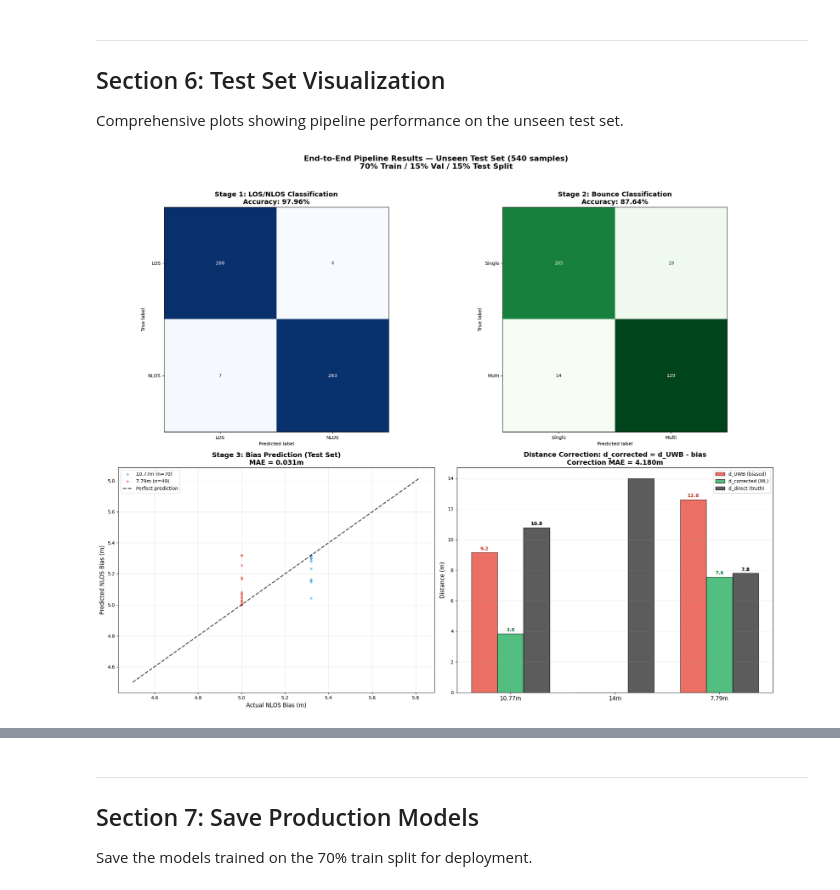
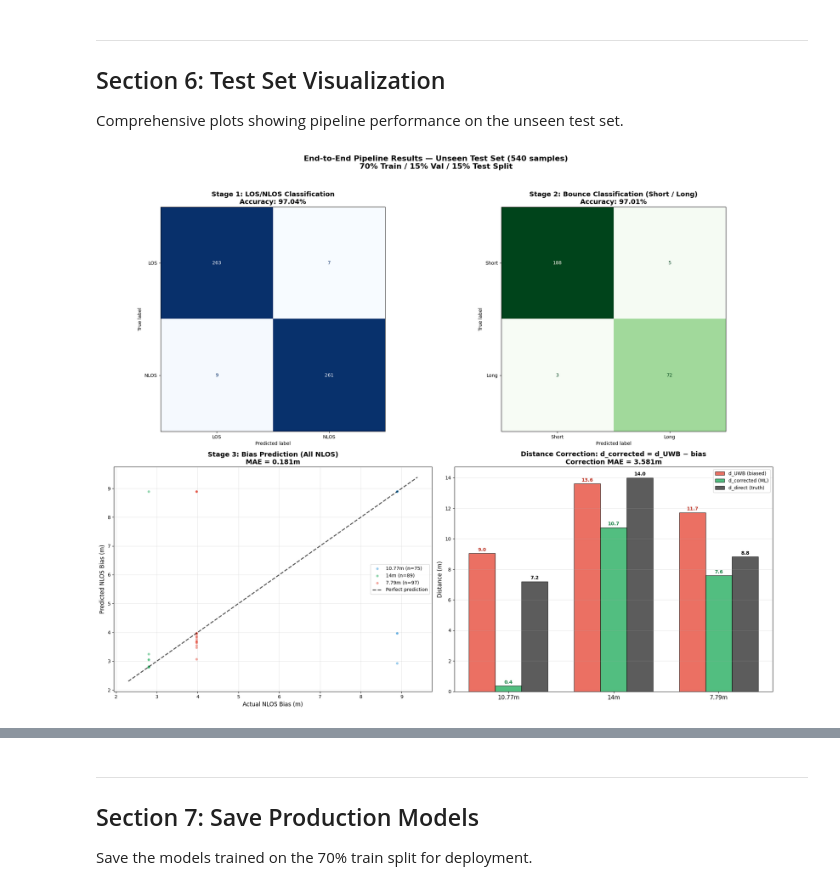
Before and after one commit to jonathanljc/capstone, a Jupyter notebook: lnn/test_pipeline.ipynb, the cells around one changed output, grey strips where cells are left out. Cells and saved outputs as stored; diff of their text form; code cells hidden in the pictures.

```diff
--- a/lnn/test_pipeline.ipynb
+++ b/lnn/test_pipeline.ipynb
@@ -843,6 +809,8 @@ Comprehensive plots showing pipeline performance on the unseen test set.
 # ==========================================
 fig, axs = plt.subplots(2, 2, figsize=(20, 16))
 plt.subplots_adjust(hspace=0.35, wspace=0.3)
+
+colors_map = {'7.79m': '#e74c3c', '10.77m': '#3498db', '14m': '#27ae60'}
 
 # --- Panel 1: Stage 1 Confusion Matrix ---
 ax = axs[0, 0]
@@ -854,21 +822,21 @@ ax.set_title(f'Stage 1: LOS/NLOS Classification\nAccuracy: {100*s1_acc:.2f}%',
 
 # --- Panel 2: Stage 2 Confusion Matrix ---
 ax = axs[0, 1]
-cm2 = confusion_matrix(y_test_bounce_true, s2_preds)
-disp2 = ConfusionMatrixDisplay(cm2, display_labels=['Single', 'Multi'])
+cm2 = confusion_matrix(y_test_s2_true, s2_preds)
+disp2 = ConfusionMatrixDisplay(cm2, display_labels=['Short', 'Long'])
 disp2.plot(ax=ax, cmap='Greens', colorbar=False)
-ax.set_title(f'Stage 2: Bounce Classification\nAccuracy: {100*s2_acc:.2f}%',
+ax.set_title(f'Stage 2: Bounce Classification (Short / Long)\nAccuracy: {100*s2_acc:.2f}%',
              fontsize=14, fontweight='bold')
 
 # --- Panel 3: Stage 3 Actual vs Predicted Bias ---
 ax = axs[1, 0]
-colors_map = {'7.79m': '#e74c3c', '10.77m': '#3498db', '14m': '#27ae60'}
-for grp in sorted(GROUND_TRUTH.keys()):
+for grp in sorted(results_df['group'].dropna().unique()):
     mask = results_df['group'] == grp
-    sub = results_df[mask]
+    sub  = results_df[mask]
     if len(sub) > 0:
         ax.scatter(sub['actual_bias'], sub['ml_bias'], alpha=0.5, s=30,
-                   color=colors_map[grp], label=f'{grp} (n={len(sub)})',
+                   color=colors_map.get(grp, '#888'),
+                   label=f'{grp} (n={len(sub)})',
                    edgecolors='white', linewidth=0.5)
 
 all_bias = np.concatenate([results_df['actual_bias'].values, results_df['ml_bias'].values])
@@ -876,55 +844,51 @@ lims = [all_bias.min() - 0.5, all_bias.max() + 0.5]
 ax.plot(lims, lims, 'k--', lw=2, alpha=0.7, label='Perfect prediction')
 ax.set_xlabel('Actual NLOS Bias (m)', fontsize=12)
 ax.set_ylabel('Predicted NLOS Bias (m)', fontsize=12)
-ax.set_title(f'Stage 3: Bias Prediction (Test Set)\nMAE = {test_mae:.3f}m',
+ax.set_title(f'Stage 3: Bias Prediction (All NLOS)\nMAE = {test_mae:.3f}m',
              fontsize=14, fontweight='bold')
 ax.legend(fontsize=10)
 ax.grid(True, alpha=0.3)
 
 # --- Panel 4: Distance Correction ---
 ax = axs[1, 1]
-groups_sorted = sorted(GROUND_TRUTH.keys())
+groups_sorted = sorted(results_df['group'].dropna().unique())
 x_pos = np.arange(len(groups_sorted))
 width = 0.25
 
 d_uwb_vals, d_corr_vals, d_direct_vals = [], [], []
 for grp in groups_sorted:
-    gt = GROUND_TRUTH[grp]
     sub = results_df[results_df['group'] == grp]
-    d_uwb_vals.append(sub['d_uwb'].mean() if len(sub) > 0 else 0)
+    d_uwb_vals.append(sub['d_uwb'].mean()      if len(sub) > 0 else 0)
     d_corr_vals.append(sub['d_corrected'].mean() if len(sub) > 0 else 0)
-    d_direct_vals.append(gt['d_direct'])
+    d_direct_vals.append(sub['d_direct'].mean()  if len(sub) > 0 else 0)
 
-ax.bar(x_pos - width, d_uwb_vals, width, label='d_UWB (biased)',
-       color='#e74c3c', alpha=0.8, edgecolor='black')
-ax.bar(x_pos, d_corr_vals, width, label='d_corrected (ML)',
-       color='#27ae60', alpha=0.8, edgecolor='black')
-ax.bar(x_pos + width, d_direct_vals, width, label='d_direct (truth)',
-       color='#333333', alpha=0.8, edgecolor='black')
+ax.bar(x_pos - width, d_uwb_vals,    width, label='d_UWB (biased)',   color='#e74c3c', alpha=0.8, edgecolor='black')
+ax.bar(x_pos,         d_corr_vals,   width, label='d_corrected (ML)', color='#27ae60', alpha=0.8, edgecolor='black')
+ax.bar(x_pos + width, d_direct_vals, width, label='d_direct (truth)', color='#333333', alpha=0.8, edgecolor='black')
 
 for i, (u, c, d) in enumerate(zip(d_uwb_vals, d_corr_vals, d_direct_vals)):
     if u > 0:
         ax.text(i - width, u + 0.15, f'{u:.1f}', ha='center', fontsize=10, fontweight='bold', color='#c0392b')
-        ax.text(i, c + 0.15, f'{c:.1f}', ha='center', fontsize=10, fontweight='bold', color='#1e8449')
+        ax.text(i,         c + 0.15, f'{c:.1f}', ha='center', fontsize=10, fontweight='bold', color='#1e8449')
         ax.text(i + width, d + 0.15, f'{d:.1f}', ha='center', fontsize=10, fontweight='bold')
 
 ax.set_xticks(x_pos)
 ax.set_xticklabels(groups_sorted, fontsize=12)
 ax.set_ylabel('Distance (m)', fontsize=12)
-ax.set_title(f'Distance Correction: d_corrected = d_UWB - bias\nCorrection MAE = {results_df["correction_error"].mean():.3f}m',
+ax.set_title(f'Distance Correction: d_corrected = d_UWB − bias\nCorrection MAE = {results_df["correction_error"].mean():.3f}m',
              fontsize=14, fontweight='bold')
 ax.legend(fontsize=10)
 ax.grid(True, alpha=0.3, axis='y')
 
 fig.suptitle(
     f'End-to-End Pipeline Results — Unseen Test Set ({len(test_df)} samples)\n'
     f'70% Train / 15% Val / 15% Test Split',
     fontsize=16, fontweight='bold', y=1.02
 )
 plt.tight_layout()
 plt.show()
 # %% [output]
-[figure, old version]
+[figure, new version]
 # %%
 # ==========================================
 # BOUNCE DISTANCE BENCHMARK vs Xu Xueli (2024)
```
Also changed, not shown: parts of 11 cells of this notebook, 6 other files.
